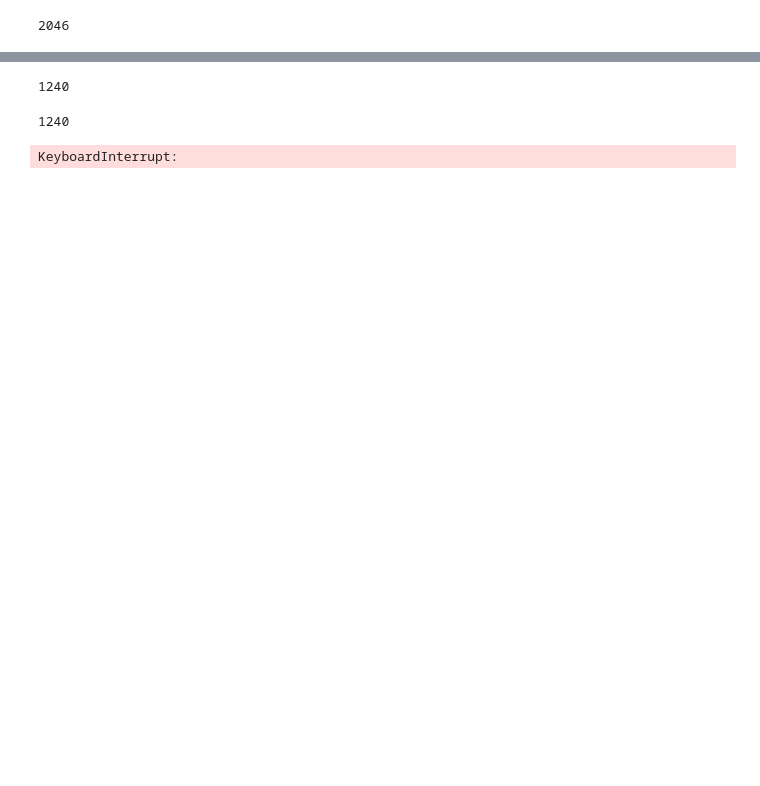
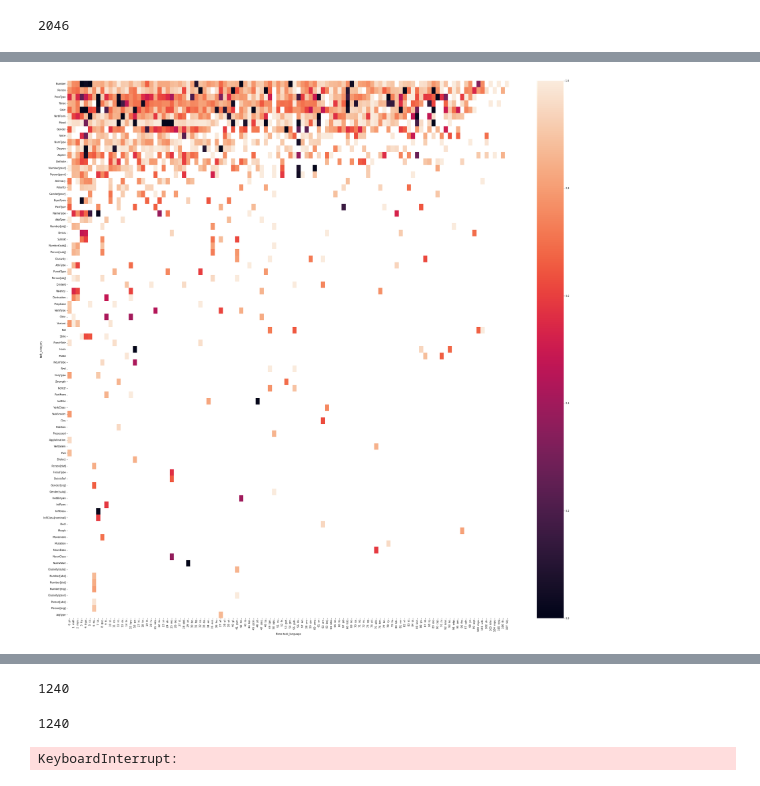
Before and after one commit to AIRI-Institute/probing-dashboard, a Jupyter notebook: probing_analytics.ipynb, the cells around one changed output, grey strips where cells are left out. Cells and saved outputs as stored; diff of their text form; code cells hidden in the pictures; blank space fills up the shorter version.

```diff
--- a/probing_analytics.ipynb
+++ b/probing_analytics.ipynb
@@ -31,3 +71,24 @@ len(SCORES)
+# %%
+import pandas as pd
+import seaborn as sns
+from matplotlib import pyplot as plt
+
+
+scores_df = pd.DataFrame(SCORES)[["task_language", "task_category", "score_avg"]]
+piv = scores_df.drop_duplicates(["task_language", "task_category"]).pivot(columns="task_language", index="task_category")
+piv["portion_of_nas"] = piv.apply(lambda row: len([el for el in row.tolist() if pd.isna(el)])/len(row.tolist()), axis=1)
+colscores = map(lambda colname: len([el for el in piv[colname].tolist() if pd.isna(el)])/len(piv[colname].tolist()), piv.columns)
+col2score = zip(piv.columns, colscores)
+col2score = sorted(col2score, key=lambda el: el[1])
+piv = piv.sort_values(by="portion_of_nas")
+piv = piv[[col for col,_ in col2score if "portion" not in col[0]]]
+fig, ax = plt.subplots(1,1, figsize=(40,40))
+sns.heatmap(piv, ax=ax)
+ax.set_xticklabels([f"{ix}  {lang[1]}" for ix, lang in enumerate(piv.columns)])
+# print(ax.get_xticks())
+fig.savefig("ud_heatmap.pdf")
+# %% [output]
+[figure, added]
 # %%
 from itertools import product
 from matplotlib import pyplot as plt
```
Also changed, not shown: parts of 16 cells of this notebook, 2 other files.
